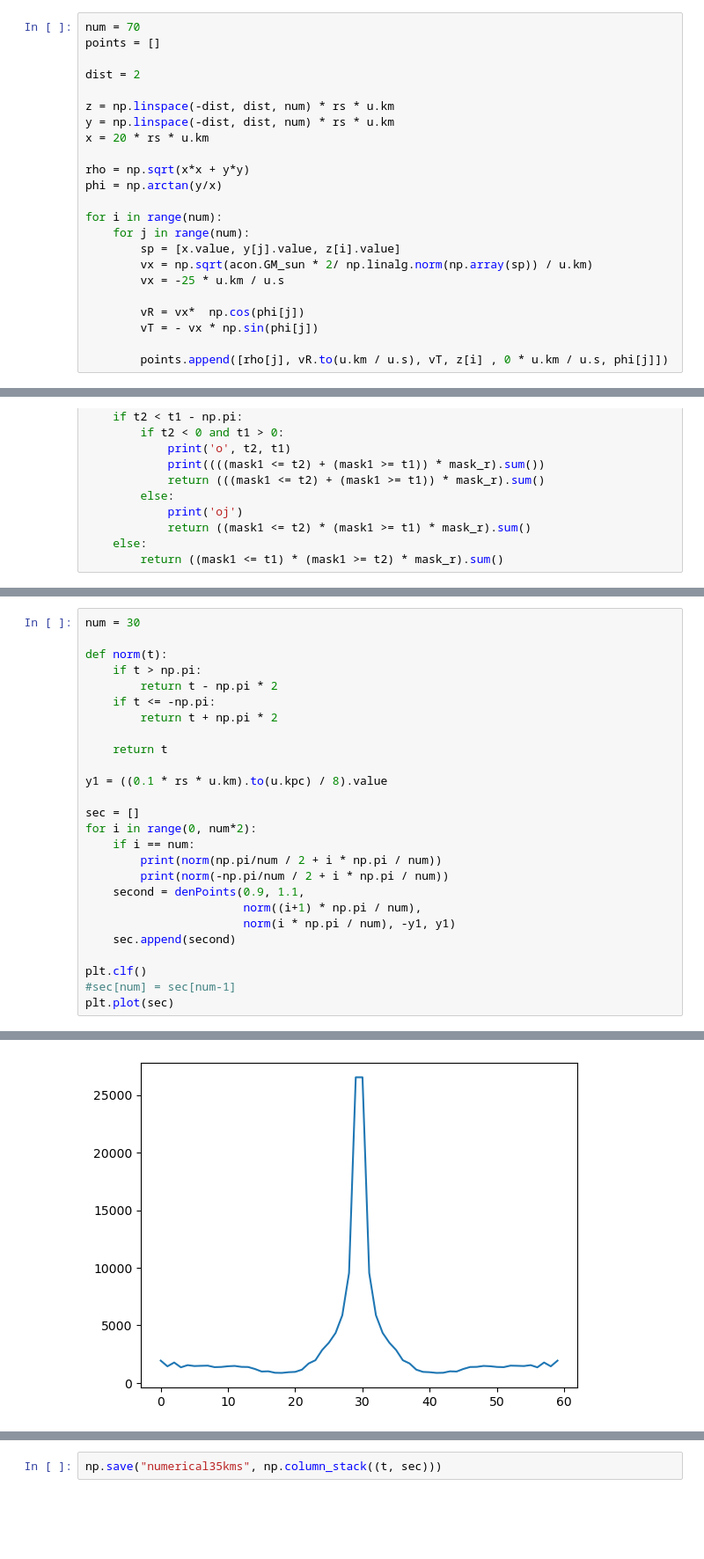
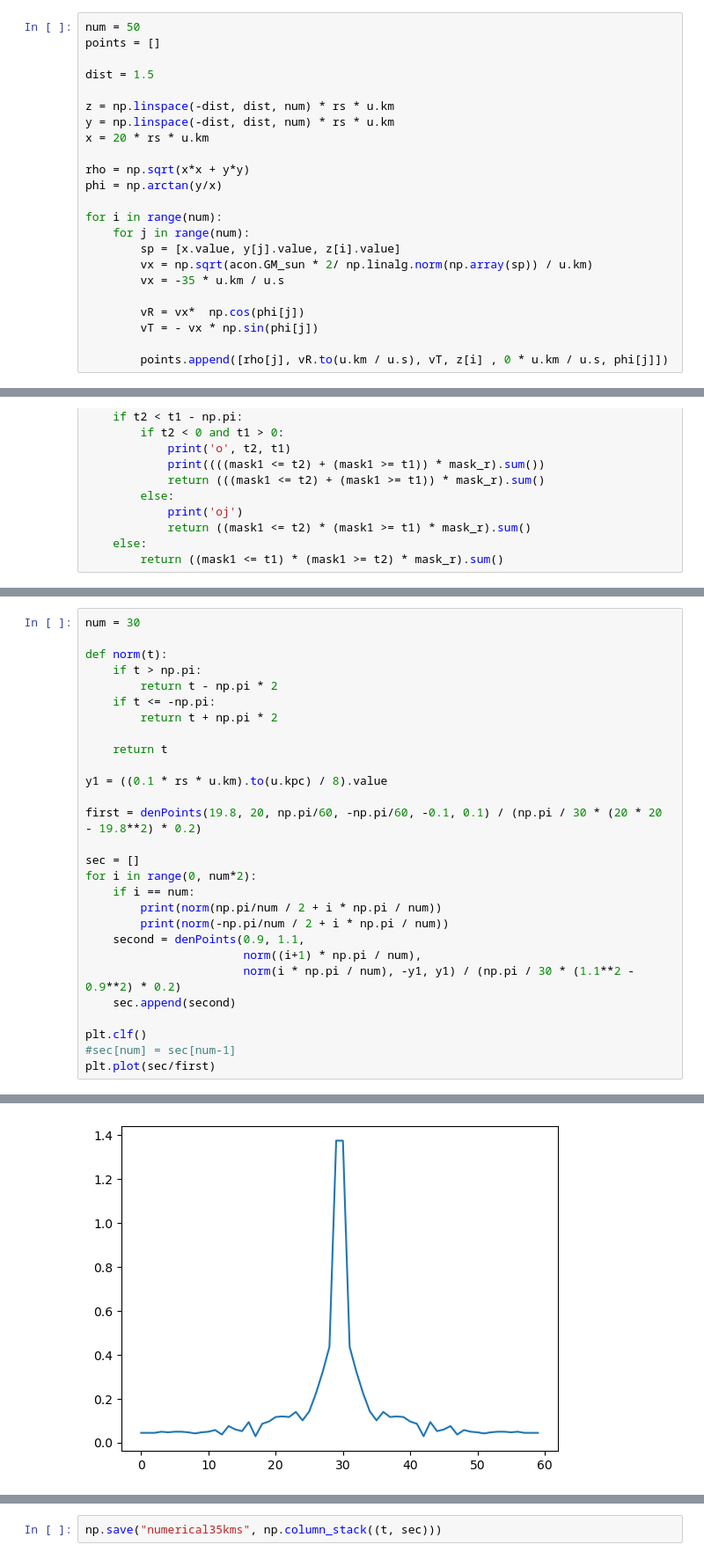
Before and after one commit to shauryagarg145/dark-matter-waves, a Jupyter notebook: solving_trajectories.ipynb, the cells around one changed output, grey strips where cells are left out. Shown at 88% size. Saved outputs shown, nothing was run; the diff lists cells and outputs as text; blank space fills up the shorter version.

```diff
--- a/solving_trajectories.ipynb
+++ b/solving_trajectories.ipynb
@@ -24,10 +24,10 @@ rot = Rotation.from_rotvec(t * normal / norm(normal))
 r = rot.apply(v_c)
 r = r / norm(r) * rs
 # %%
-num = 70
+num = 50
 points = []
 
-dist = 2
+dist = 1.5
 
 z = np.linspace(-dist, dist, num) * rs * u.km
 y = np.linspace(-dist, dist, num) * rs * u.km
@@ -40,7 +40,7 @@ for i in range(num):
     for j in range(num):
         sp = [x.value, y[j].value, z[i].value]
         vx = np.sqrt(acon.GM_sun * 2/ np.linalg.norm(np.array(sp)) / u.km)
-        vx = -25 * u.km / u.s
+        vx = -35 * u.km / u.s
 
         vR = vx*  np.cos(phi[j])
         vT = - vx * np.sin(phi[j])
@@ -125,6 +131,8 @@ def norm(t):
 
 y1 = ((0.1 * rs * u.km).to(u.kpc) / 8).value
 
+first = denPoints(19.8, 20, np.pi/60, -np.pi/60, -0.1, 0.1) / (np.pi / 30 * (20 * 20 - 19.8**2) * 0.2)
+
 sec = []
 for i in range(0, num*2):
     if i == num:
@@ -132,12 +140,12 @@ for i in range(0, num*2):
         print(norm(-np.pi/num / 2 + i * np.pi / num))
     second = denPoints(0.9, 1.1,
                        norm((i+1) * np.pi / num),
-                       norm(i * np.pi / num), -y1, y1)
+                       norm(i * np.pi / num), -y1, y1) / (np.pi / 30 * (1.1**2 - 0.9**2) * 0.2)
     sec.append(second)
 
 plt.clf()
 #sec[num] = sec[num-1]
-plt.plot(sec)
+plt.plot(sec/first)
 # %% [output]
 -3.089232776029964
 3.089232776029963
@@ -146,5 +154,5 @@ o -3.0368728984701336 3.1415926535897927
 [<matplotlib.lines.Line2D at 0x...>]
-[figure, old version]
+[figure, new version]
 # %%
 plt.clf()
 t = np.arange(np.pi/num/2, np.pi*2, np.pi/num) - np.pi
```
Also changed, not shown: parts of 6 cells of this notebook.
